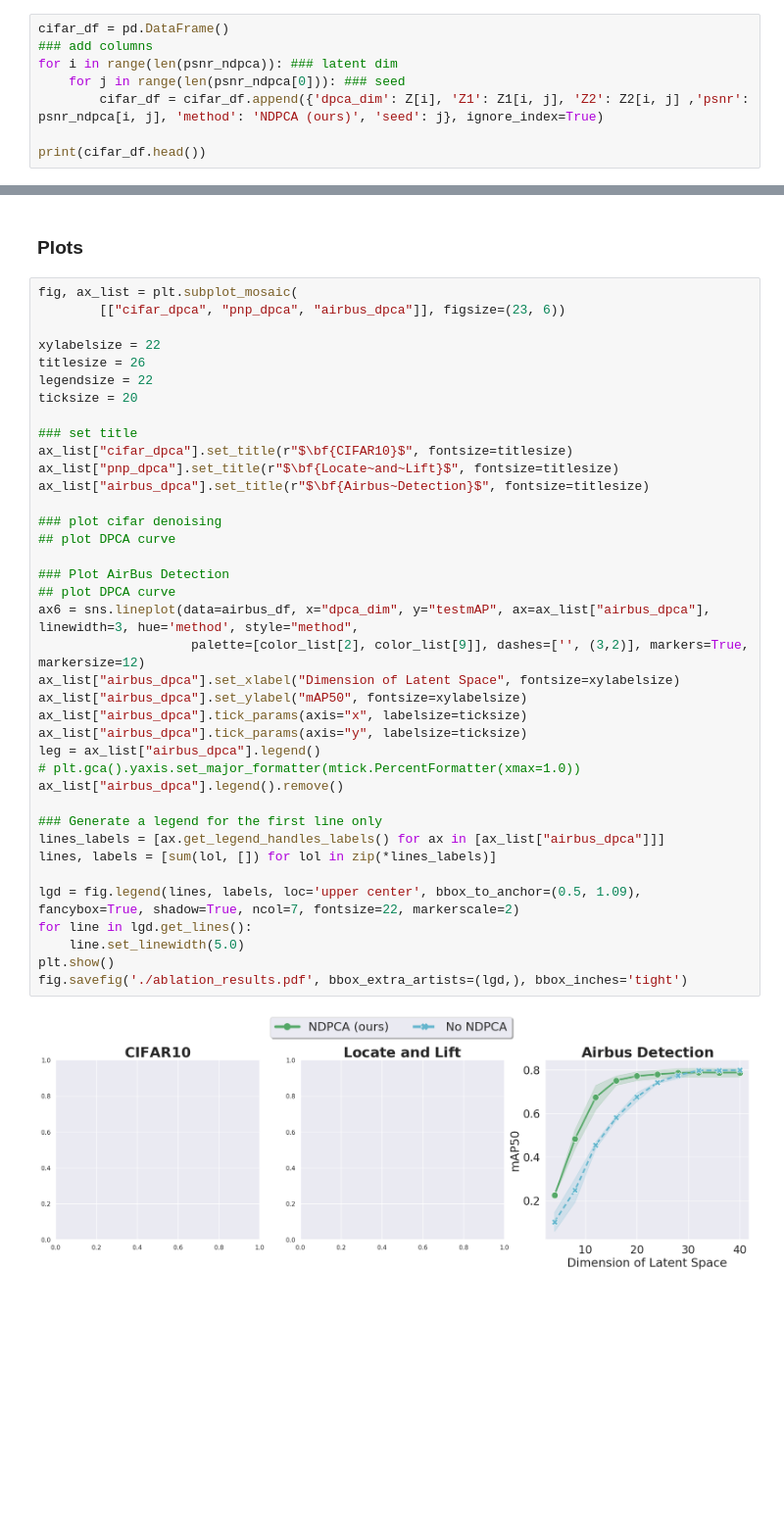
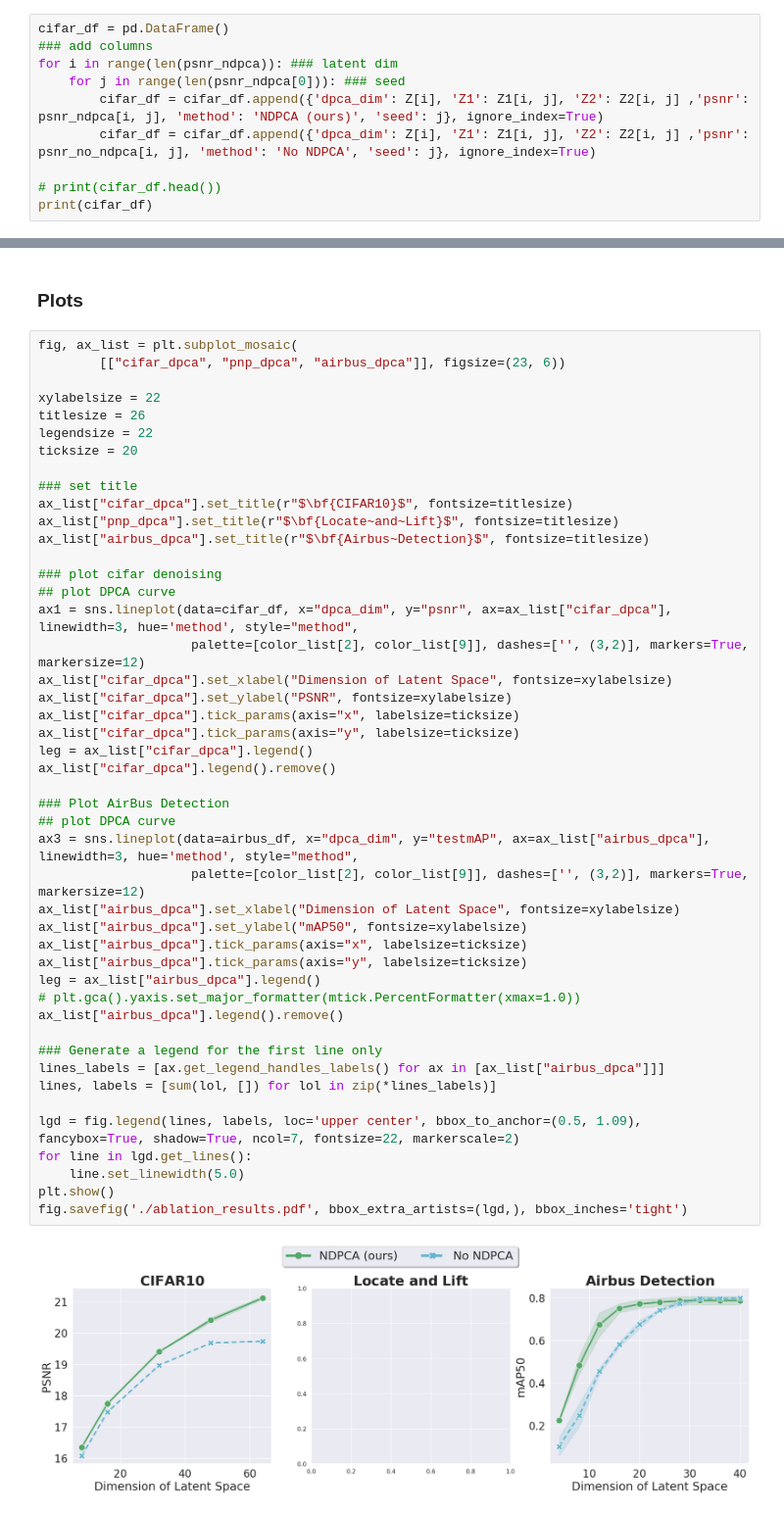
Before and after one commit to UTAustin-SwarmLab/Task-aware-Distributed-Source-Coding, a Jupyter notebook: plots/make_plot_ablation.ipynb, the cells around one changed output, grey strips where cells are left out. Shown: that part at 98% size. Saved outputs shown, nothing was run; the diff lists cells and outputs as text; blank space fills up the shorter version.

Commit message:
update plotting

```diff
--- a/plots/make_plot_ablation.ipynb
+++ b/plots/make_plot_ablation.ipynb
@@ -64,6 +64,8 @@ cifar_df = pd.DataFrame()
 for i in range(len(psnr_ndpca)): ### latent dim
     for j in range(len(psnr_ndpca[0])): ### seed
         cifar_df = cifar_df.append({'dpca_dim': Z[i], 'Z1': Z1[i, j], 'Z2': Z2[i, j] ,'psnr': psnr_ndpca[i, j], 'method': 'NDPCA (ours)', 'seed': j}, ignore_index=True)
+        cifar_df = cifar_df.append({'dpca_dim': Z[i], 'Z1': Z1[i, j], 'Z2': Z2[i, j] ,'psnr': psnr_no_ndpca[i, j], 'method': 'No NDPCA', 'seed': j}, ignore_index=True)
 
-print(cifar_df.head())
+# print(cifar_df.head())
+print(cifar_df)
 # %% [output]
@@ -127,32 +140,40 @@ ticksize = 20
 
 ### set title
 ax_list["cifar_dpca"].set_title(r"$\bf{CIFAR10}$", fontsize=titlesize)
 ax_list["pnp_dpca"].set_title(r"$\bf{Locate~and~Lift}$", fontsize=titlesize)
 ax_list["airbus_dpca"].set_title(r"$\bf{Airbus~Detection}$", fontsize=titlesize)
 
 ### plot cifar denoising
 ## plot DPCA curve
+ax1 = sns.lineplot(data=cifar_df, x="dpca_dim", y="psnr", ax=ax_list["cifar_dpca"], linewidth=3, hue='method', style="method",
+                    palette=[color_list[2], color_list[9]], dashes=['', (3,2)], markers=True, markersize=12)
+ax_list["cifar_dpca"].set_xlabel("Dimension of Latent Space", fontsize=xylabelsize)
+ax_list["cifar_dpca"].set_ylabel("PSNR", fontsize=xylabelsize)
+ax_list["cifar_dpca"].tick_params(axis="x", labelsize=ticksize)
+ax_list["cifar_dpca"].tick_params(axis="y", labelsize=ticksize)
+leg = ax_list["cifar_dpca"].legend()
+ax_list["cifar_dpca"].legend().remove()
 
 ### Plot AirBus Detection
 ## plot DPCA curve
-ax6 = sns.lineplot(data=airbus_df, x="dpca_dim", y="testmAP", ax=ax_list["airbus_dpca"], linewidth=3, hue='method', style="method",
+ax3 = sns.lineplot(data=airbus_df, x="dpca_dim", y="testmAP", ax=ax_list["airbus_dpca"], linewidth=3, hue='method', style="method",
                     palette=[color_list[2], color_list[9]], dashes=['', (3,2)], markers=True, markersize=12)
 ax_list["airbus_dpca"].set_xlabel("Dimension of Latent Space", fontsize=xylabelsize)
 ax_list["airbus_dpca"].set_ylabel("mAP50", fontsize=xylabelsize)
 ax_list["airbus_dpca"].tick_params(axis="x", labelsize=ticksize)
 ax_list["airbus_dpca"].tick_params(axis="y", labelsize=ticksize)
 leg = ax_list["airbus_dpca"].legend()
 # plt.gca().yaxis.set_major_formatter(mtick.PercentFormatter(xmax=1.0))
 ax_list["airbus_dpca"].legend().remove()
 
 ### Generate a legend for the first line only
 lines_labels = [ax.get_legend_handles_labels() for ax in [ax_list["airbus_dpca"]]]
 lines, labels = [sum(lol, []) for lol in zip(*lines_labels)]
 
 lgd = fig.legend(lines, labels, loc='upper center', bbox_to_anchor=(0.5, 1.09), fancybox=True, shadow=True, ncol=7, fontsize=22, markerscale=2)
 for line in lgd.get_lines():
     line.set_linewidth(5.0)
 plt.show()
 fig.savefig('./ablation_results.pdf', bbox_extra_artists=(lgd,), bbox_inches='tight')
 # %% [output]
-[figure, old version]
+[figure, new version]
```
Also changed, not shown: parts of 1 cell of this notebook, 3 other files.
